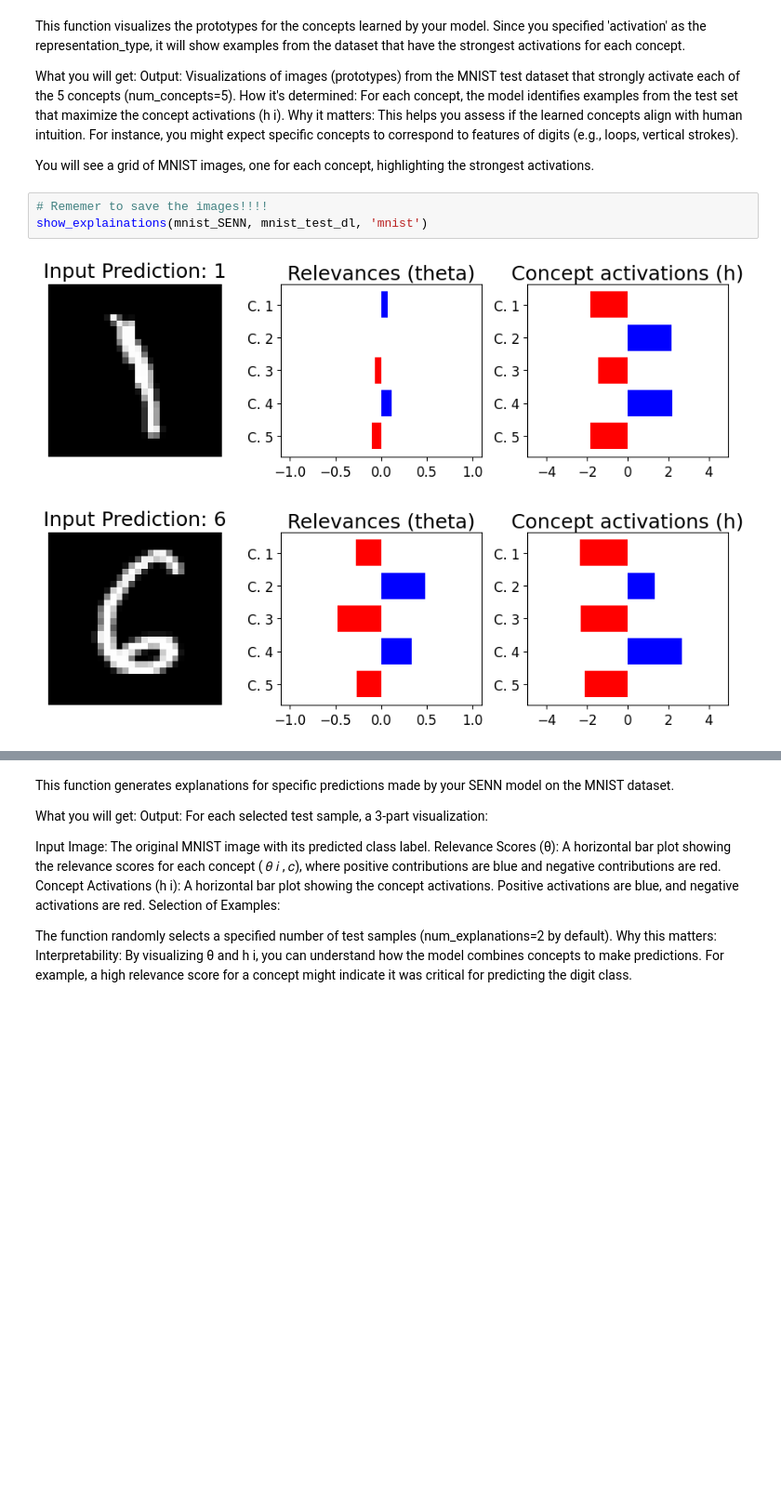
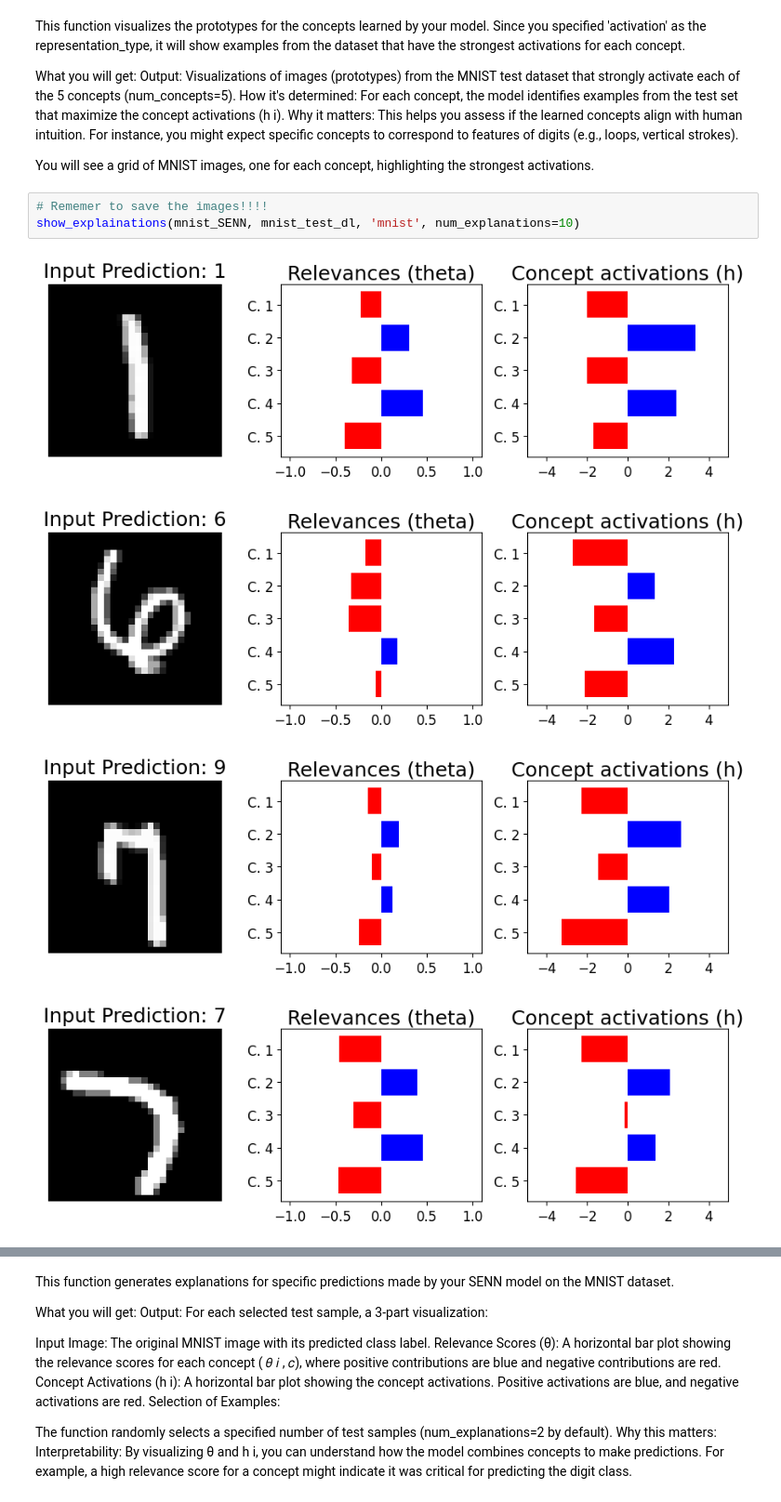
Before and after one commit to Ggenoni/SENN, a Jupyter notebook: training_SNEE.ipynb, the cells around one changed output, grey strips where cells are left out. Shown at 93% size. Cells and saved outputs as stored; diff of their text form; blank space fills up the shorter version.

```diff
--- a/training_SNEE.ipynb
+++ b/training_SNEE.ipynb
@@ -302,7 +302,9 @@ This helps you assess if the learned concepts align with human intuition. For in
 You will see a grid of MNIST images, one for each concept, highlighting the strongest activations.
 # %%
 # Rememer to save the images!!!!
-show_explainations(mnist_SENN, mnist_test_dl, 'mnist')
+show_explainations(mnist_SENN, mnist_test_dl, 'mnist', num_explanations=10)
 # %% [output]
-[figure, old version]
+[figure, new version]
-[figure, old version]
+[figure, new version]
+[figure, added]
+[figure, added]
```
Also changed, not shown: parts of 5 cells of this notebook.
